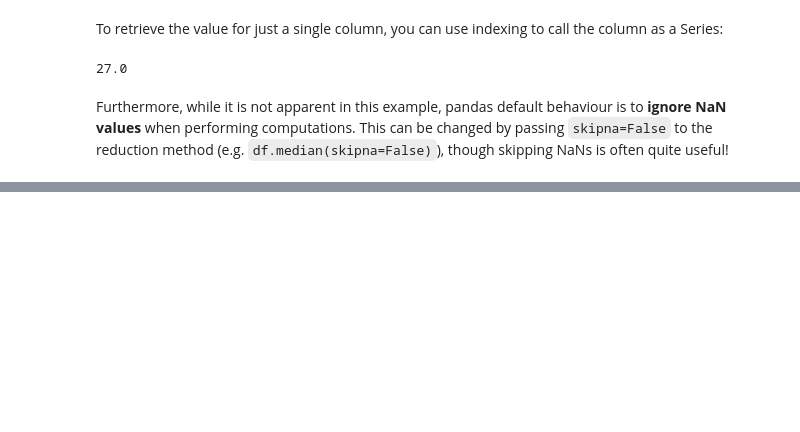
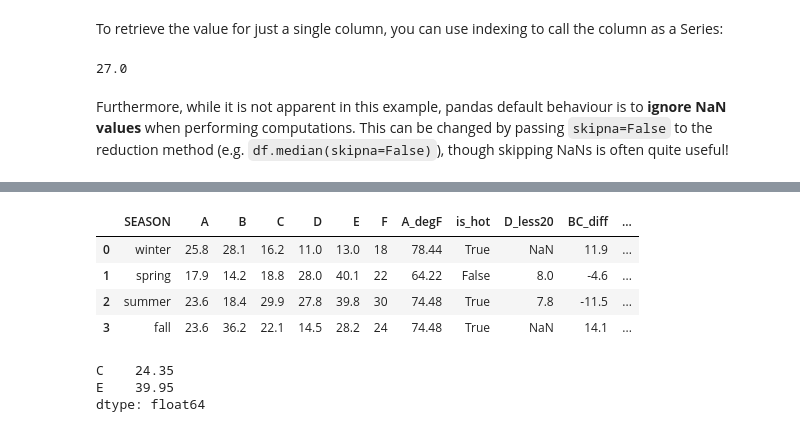
Before and after one commit to a-ramji/eds217_2023, a Jupyter notebook: nbs/day_4_notes.ipynb, the cells around one changed output, grey strips where cells are left out. Saved outputs shown, nothing was run; the diff lists cells and outputs as text; code cells hidden in the pictures; blank space fills up the shorter version.

```diff
--- a/nbs/day_4_notes.ipynb
+++ b/nbs/day_4_notes.ipynb
@@ -806,0 +1024,24 @@ Furthermore, while it is not apparent in this example, pandas default behaviour
+# %%
+# Create list of seasons
+seasons = ['winter', 'spring', 'summer', 'fall']
+
+# Insert season as first column
+df.insert(0, 'SEASON', seasons)
+
+df
+# %% [output]
+|  | SEASON | A | B | C | D | E | F | A_degF | is_hot | D_less20 | BC_diff | ... |
+| 0 | winter | 25.8 | 28.1 | 16.2 | 11.0 | 13.0 | 18 | 78.44 | True | NaN | 11.9 | ... |
+| 1 | spring | 17.9 | 14.2 | 18.8 | 28.0 | 40.1 | 22 | 64.22 | False | 8.0 | -4.6 | ... |
+| 2 | summer | 23.6 | 18.4 | 29.9 | 27.8 | 39.8 | 30 | 74.48 | True | 7.8 | -11.5 | ... |
+| 3 | fall | 23.6 | 36.2 | 22.1 | 14.5 | 28.2 | 24 | 74.48 | True | NaN | 14.1 | ... |
+# %%
+df[ # take a dataframe
+    df['A'] <= df['D'] # find the rows where this is true
+    ][
+        ['C', 'E'] # give me this part of it
+        ].apply(np.mean)  # take the mean
+# %% [output]
+C    24.35
+E    39.95
+dtype: float64
```
Also changed, not shown: parts of 30 cells of this notebook, 1 other file.
